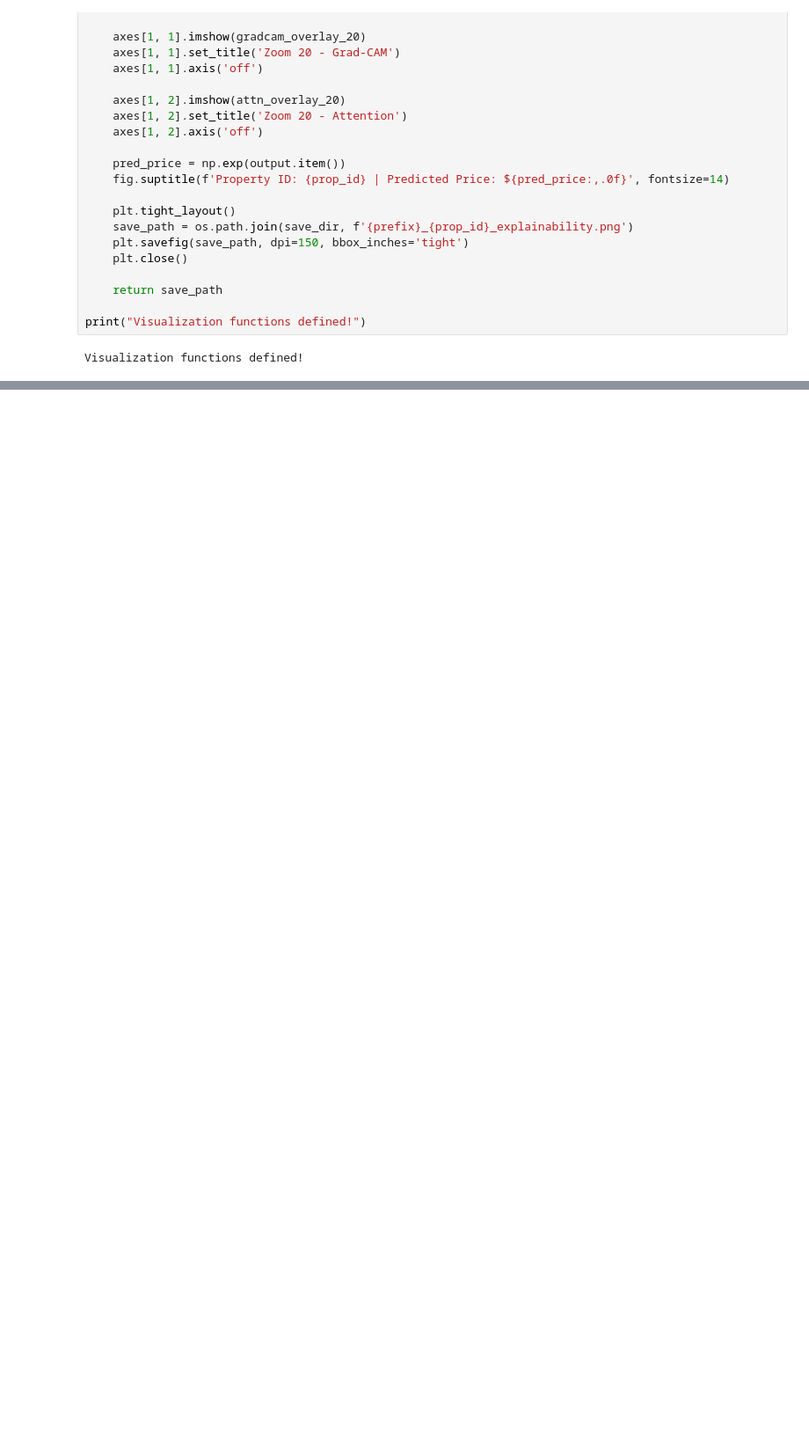
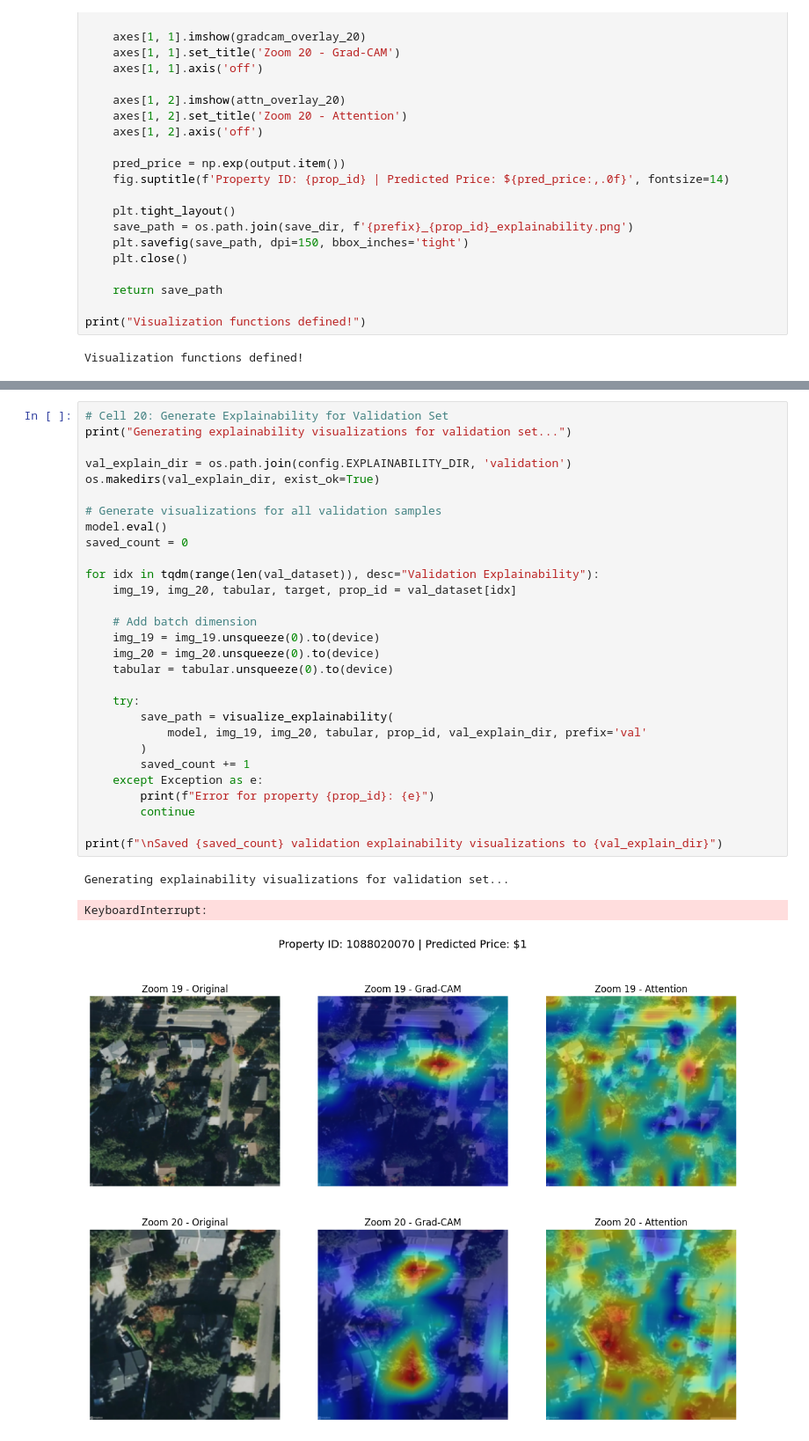
Before and after one commit to oyaah/Satellite-property-valuation-CDC-X-Yhills-, a Jupyter notebook: Approach_3/model_training.ipynb, the cells around one changed output, grey strips where cells are left out. Shown at 88% size. Drawn from its saved outputs; the diff is of its cells as text; blank space fills up the shorter version.

```diff
--- a/Approach_3/model_training.ipynb
+++ b/Approach_3/model_training.ipynb
@@ -1070,0 +1187,33 @@ Epoch 5/40 | LR: 3.00e-04
+# %%
+# Cell 20: Generate Explainability for Validation Set
+print("Generating explainability visualizations for validation set...")
+
+val_explain_dir = os.path.join(config.EXPLAINABILITY_DIR, 'validation')
+os.makedirs(val_explain_dir, exist_ok=True)
+
+# Generate visualizations for all validation samples
+model.eval()
+saved_count = 0
+
+for idx in tqdm(range(len(val_dataset)), desc="Validation Explainability"):
+    img_19, img_20, tabular, target, prop_id = val_dataset[idx]
+
+    # Add batch dimension
+    img_19 = img_19.unsqueeze(0).to(device)
+    img_20 = img_20.unsqueeze(0).to(device)
+    tabular = tabular.unsqueeze(0).to(device)
+
+    try:
+        save_path = visualize_explainability(
+            model, img_19, img_20, tabular, prop_id, val_explain_dir, prefix='val'
+        )
+        saved_count += 1
+    except Exception as e:
+        print(f"Error for property {prop_id}: {e}")
+        continue
+
+print(f"\nSaved {saved_count} validation explainability visualizations to {val_explain_dir}")
+# %% [output]
+Generating explainability visualizations for validation set...
+KeyboardInterrupt:
+[figure, added]
```
Also changed, not shown: parts of 3 cells of this notebook, 7 other files.
